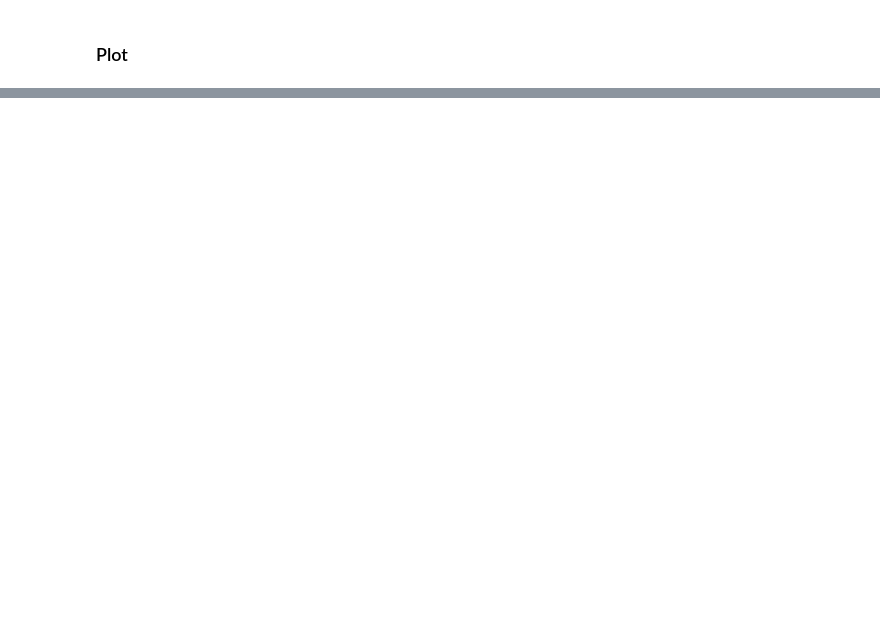
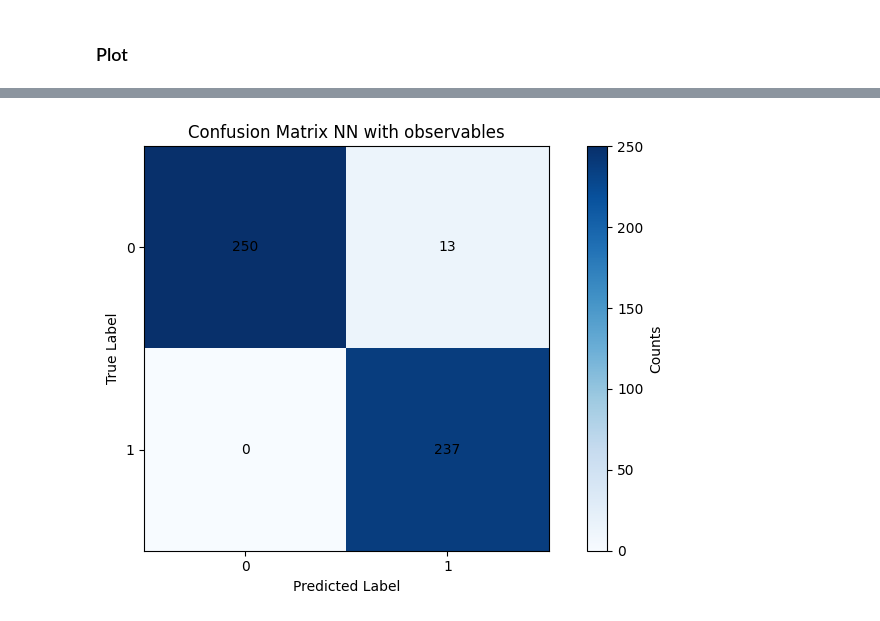
Before and after one commit to Brusa99/EntanglementDetectionQML, a Jupyter notebook: classic/Classic_NN_obs.ipynb, the cells around one changed output, grey strips where cells are left out. Cells and saved outputs as stored; diff of their text form; code cells hidden in the pictures; blank space fills up the shorter version.

```diff
--- a/classic/Classic_NN_obs.ipynb
+++ b/classic/Classic_NN_obs.ipynb
@@ -27,11 +32,11 @@ Then the dataset is split in train and test part using the hypeparameters define
 # %%
 # Hyperparameters value
 
-N_DATA = 1000
-N_TRAIN = 800
+N_DATA = 3000
+N_TRAIN = 2500
 N_TEST = N_DATA - N_TRAIN
 BATCH_SIZE = 1
-EPOCHS = 15
+EPOCHS = 10
 LEARNING_RATE = 0.001
 
 dataset_U = pd.read_csv('../datasets/ds_haar_obs.csv') # import the dataset
@@ -44,7 +49,7 @@ X = dataset_U.drop(columns=dataset_U.columns[10])
 X = np.array(X)
 X = th.tensor(X, dtype=th.float32)
 
-y = dataset_U.iloc[:, 5]  # Assuming the label is in the 11th column (index 10)
+y = dataset_U.iloc[:, 10]  # Assuming the label is in the 11th column (index 10)
 y = th.tensor(y.to_numpy(dtype=int)) # convert the labels in torch tensor
 
 X = X[:,0:3] # select only some of the features
@@ -170,7 +185,7 @@ criterion = nn.CrossEntropyLoss()  # Loss function
 optimizer = th.optim.Adam(params=model.parameters(), lr=LEARNING_RATE)  # the optimizer
 # %%
 
-train_loop(model, train_mapped_loader, EPOCHS, optimizer, criterion) # training part
+train_history, loss_history =  train_loop(model, train_mapped_loader, EPOCHS, optimizer, criterion) # training part
 print("")
 
 # calculate the test accuracy
@@ -202,0 +238,37 @@ Test Accuracy: 100.50251256281408
+# %%
+with th.no_grad():
+    predictions = model(obs_test)
+
+
+# Convert predictions to numpy array and binarize (if needed)
+predictions_np = (predictions.numpy() > 0.5).astype(int)
+y_test_np = y_test.numpy()
+
+predictions_np  = predictions_np[:,1]
+
+
+# Calculate confusion matrix
+conf_matrix = confusion_matrix(y_test_np, predictions_np)
+
+
+# Plot confusion matrix
+plt.figure(figsize=(8, 5))
+plt.imshow(conf_matrix, cmap='Blues', interpolation='nearest')
+
+# Add labels
+plt.title('Confusion Matrix NN with observables')
+plt.xticks(np.arange(2), ['0', '1']) # Set x-axis ticks
+plt.yticks(np.arange(2), ['0', '1']) # Set y-axis ticks
+plt.xlabel('Predicted Label')
+plt.ylabel('True Label')
+plt.colorbar(label='Counts')
+
+# Add text annotations
+for i in range(conf_matrix.shape[0]):
+    for j in range(conf_matrix.shape[1]):
+        plt.text(j, i, str(conf_matrix[i, j]), ha='center', va='center', color='black')
+
+plt.tight_layout()
+plt.show()
+# %% [output]
+[figure, added]
```
Also changed, not shown: parts of 5 cells of this notebook, 3 other files.
